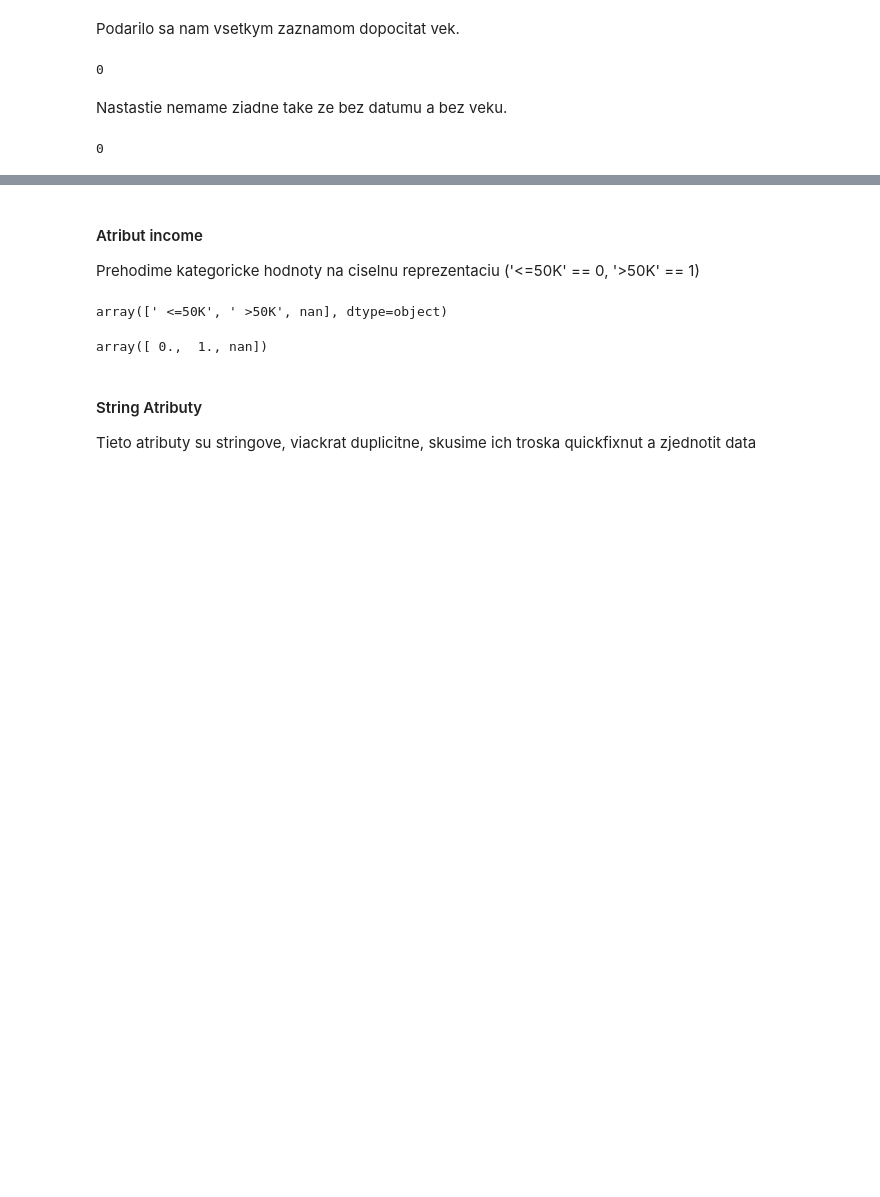
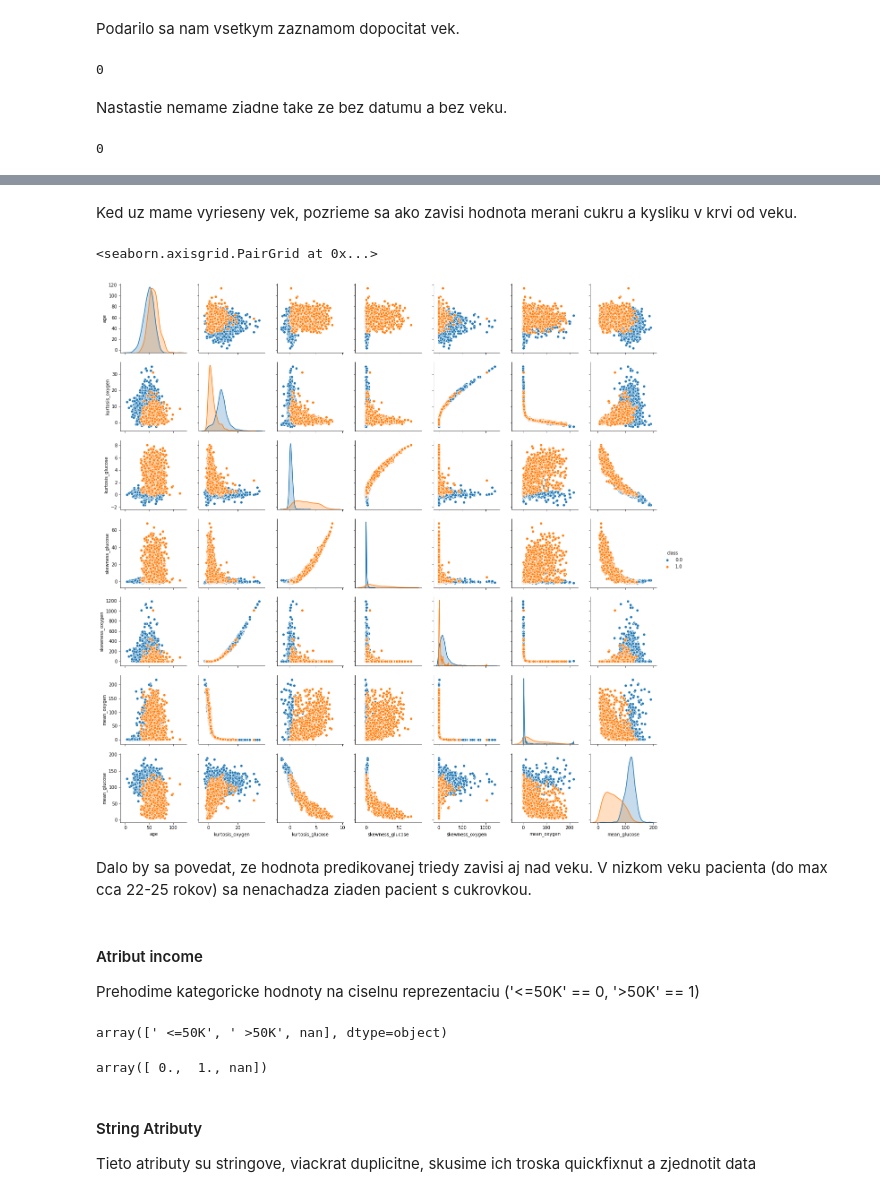
Before and after one commit to MCFreddie777/iau-project, a Jupyter notebook: [Odovzdanie 2] data.ipynb, the cells around one changed output, grey strips where cells are left out. Saved outputs shown, nothing was run; the diff lists cells and outputs as text; code cells hidden in the pictures; blank space fills up the shorter version.

```diff
--- a/[Odovzdanie 2] data.ipynb
+++ b/[Odovzdanie 2] data.ipynb
@@ -212,0 +246,3 @@ len(data[(data.date_of_birth.isna()) & (data.age.isnull())])
+# %%
+sex_mean = data[(data.age > 0)].groupby('sex', as_index=False).age.mean()
+data.loc[(data.age < 0),'age'] = data[data.age < 0].age.map(lambda a: round(sex_mean.loc[1,'age'],1))
@@ -213,3 +261,12 @@ len(data[(data.date_of_birth.isna()) & (data.age.isnull())])
+# %% [markdown]
+Ked uz mame vyrieseny vek, pozrieme sa ako zavisi hodnota merani cukru a kysliku v krvi od veku.
+# %%
+sns.pairplot(data, vars=['age','kurtosis_oxygen','kurtosis_glucose', 'skewness_glucose', 'skewness_oxygen', 'mean_oxygen', 'mean_glucose'], hue="class", diag_kind="kde")
+# %% [output]
+<seaborn.axisgrid.PairGrid at 0x...>
+[figure, added]
+# %% [markdown]
+Dalo by sa povedat, ze hodnota predikovanej triedy zavisi aj nad veku. V nizkom veku pacienta (do max cca 22-25 rokov) sa nenachadza ziaden pacient s cukrovkou.
 # %% [markdown]
 #### Atribut income
 Prehodime kategoricke hodnoty na ciselnu reprezentaciu ('<=50K' == 0, '>50K' == 1)
```
Also changed, not shown: parts of 213 cells of this notebook.
